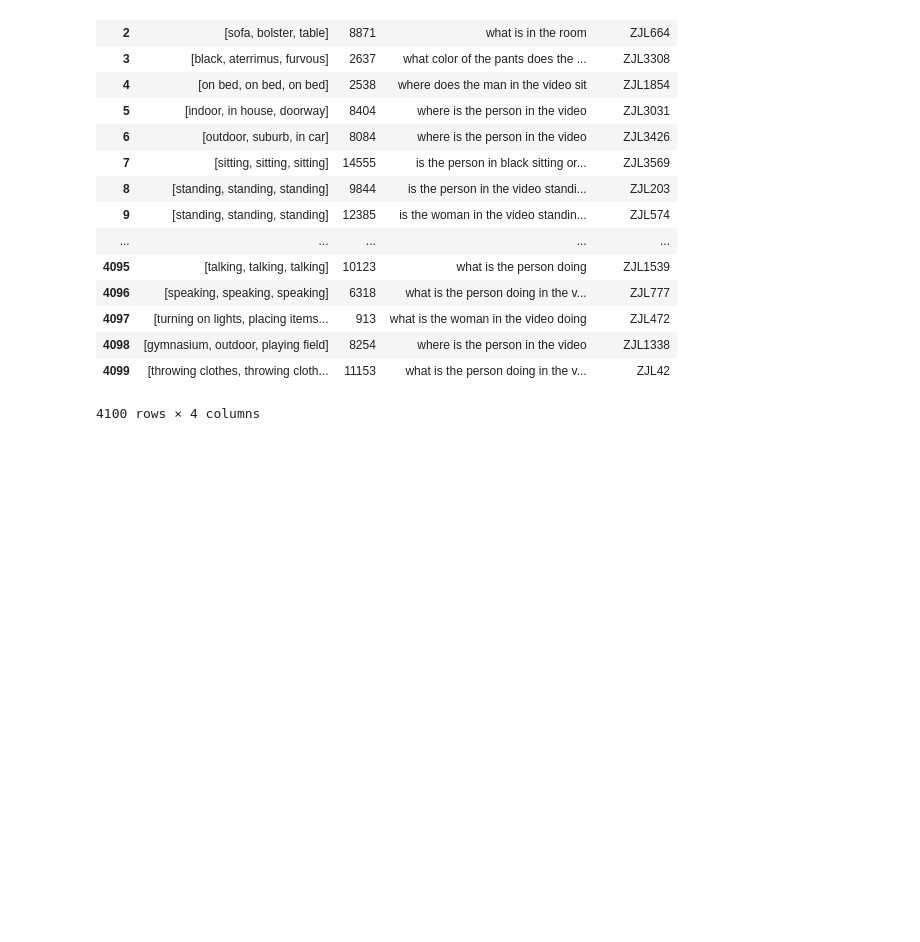
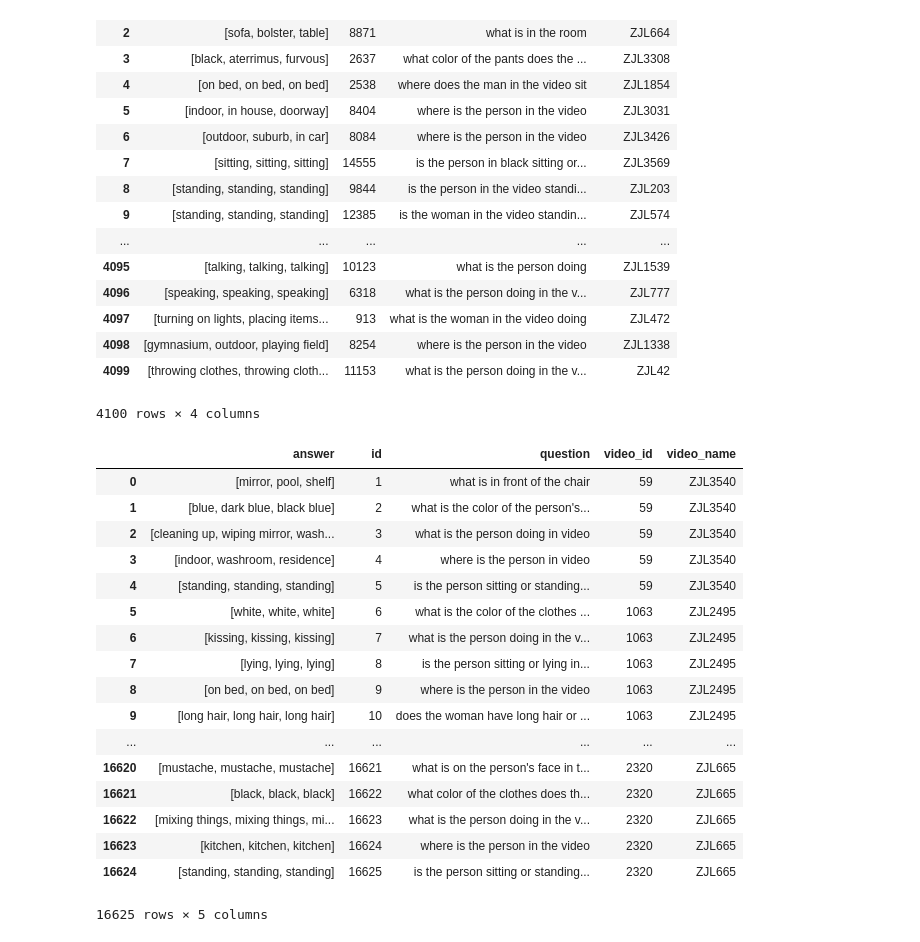
Before and after one commit to why2000/ZhiJiang_VQA, a Jupyter notebook: data/Untitled.ipynb, the cells around one changed output. Drawn from its saved outputs; the diff is of its cells as text; code cells hidden in the pictures; blank space fills up the shorter version.

```diff
--- a/data/Untitled.ipynb
+++ b/data/Untitled.ipynb
@@ -98,3 +98,5 @@ for file_name in os.listdir(path):
     name = file_name.split('.')[0]
     file_id = data_dict[name]
     os.rename(os.path.join(path, file_name), os.path.join(path, file_id+'.mp4'))
+# %%
+tags = pd.read_json('./msrvtt_qa/train_qa.json')
@@ -100,0 +108,21 @@ for file_name in os.listdir(path):
+# %%
+tags
+# %% [output]
+|  | answer | id | question | video_id | video_name |
+| 0 | [mirror, pool, shelf] | 1 | what is in front of the chair | 59 | ZJL3540 |
+| 1 | [blue, dark blue, black blue] | 2 | what is the color of the person's... | 59 | ZJL3540 |
+| 2 | [cleaning up, wiping mirror, wash... | 3 | what is the person doing in video | 59 | ZJL3540 |
+| 3 | [indoor, washroom, residence] | 4 | where is the person in video | 59 | ZJL3540 |
+| 4 | [standing, standing, standing] | 5 | is the person sitting or standing... | 59 | ZJL3540 |
+| 5 | [white, white, white] | 6 | what is the color of the clothes ... | 1063 | ZJL2495 |
+| 6 | [kissing, kissing, kissing] | 7 | what is the person doing in the v... | 1063 | ZJL2495 |
+| 7 | [lying, lying, lying] | 8 | is the person sitting or lying in... | 1063 | ZJL2495 |
+| 8 | [on bed, on bed, on bed] | 9 | where is the person in the video | 1063 | ZJL2495 |
+| 9 | [long hair, long hair, long hair] | 10 | does the woman have long hair or ... | 1063 | ZJL2495 |
+| ... | ... | ... | ... | ... | ... |
+| 16620 | [mustache, mustache, mustache] | 16621 | what is on the person's face in t... | 2320 | ZJL665 |
+| 16621 | [black, black, black] | 16622 | what color of the clothes does th... | 2320 | ZJL665 |
+| 16622 | [mixing things, mixing things, mi... | 16623 | what is the person doing in the v... | 2320 | ZJL665 |
+| 16623 | [kitchen, kitchen, kitchen] | 16624 | where is the person in the video | 2320 | ZJL665 |
+| 16624 | [standing, standing, standing] | 16625 | is the person sitting or standing... | 2320 | ZJL665 |
+16625 rows × 5 columns
```
Also changed, not shown: parts of 4 cells of this notebook, 2 other files.
